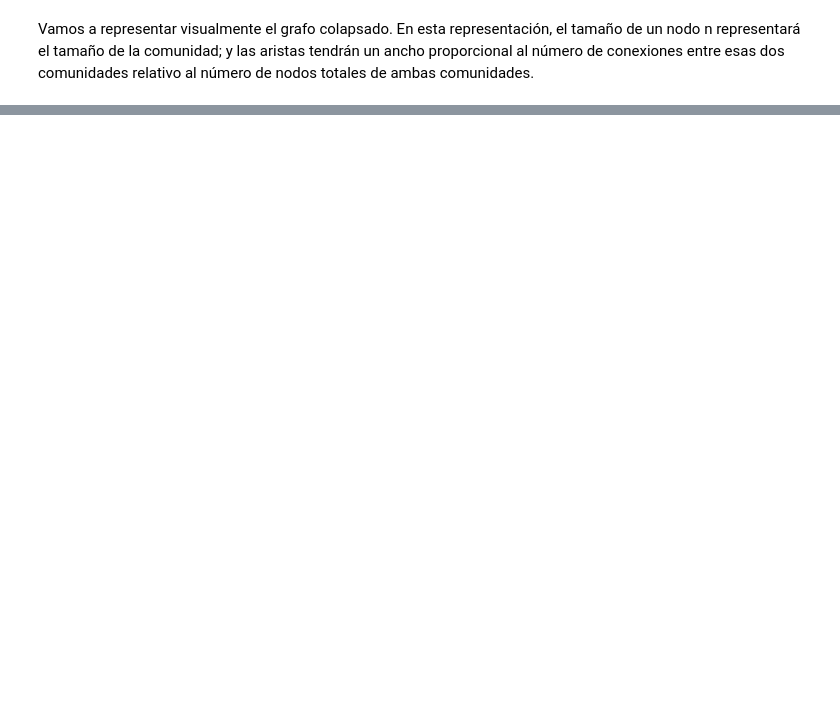
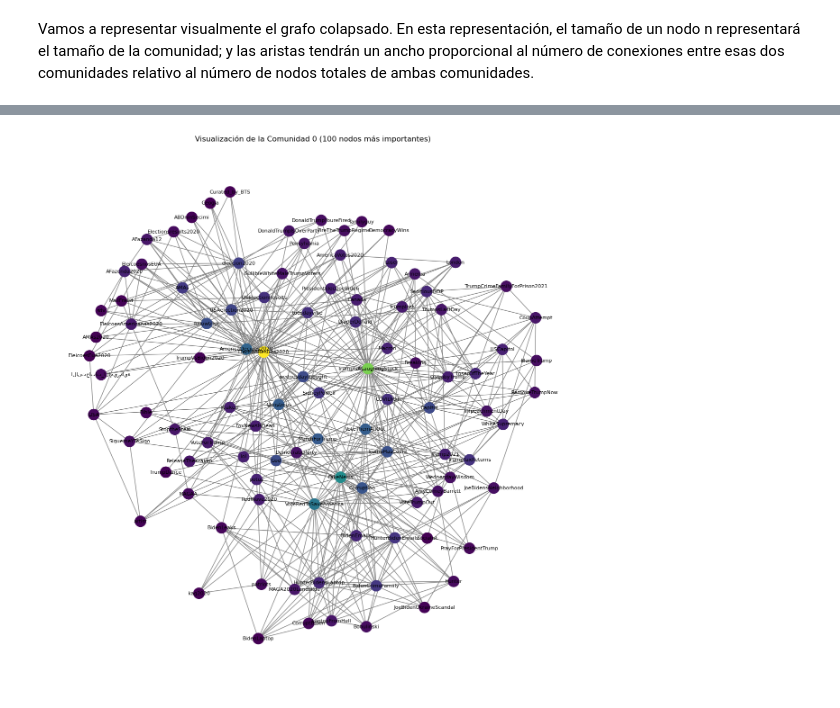
Before and after one commit to alvarofraile/MAADM_SNA, a Jupyter notebook: practica_1.ipynb, the cells around one changed output, grey strips where cells are left out. Saved outputs shown, nothing was run; the diff lists cells and outputs as text; code cells hidden in the pictures; blank space fills up the shorter version.

```diff
--- a/practica_1.ipynb
+++ b/practica_1.ipynb
@@ -68,6 +148,15 @@ for community_index, community in enumerate(partition):
     for node in community:
         node_to_community[list(G.nodes())[node]] = community_index
 
-print("Asignación de nodos a comunidades:")
-print(node_to_community)
+# Organizar nodos por comunidad
+nodos_por_comunidad = {}
+for nodo, comunidad in node_to_community.items():
+    if comunidad not in nodos_por_comunidad:
+        nodos_por_comunidad[comunidad] = []
+    nodos_por_comunidad[comunidad].append(nodo)
+
+# Mostrar 5 nodos por comunidad
+print("Nodos por comunidad:")
+for comunidad, nodos in nodos_por_comunidad.items():
+    print(f"Comunidad {comunidad}: {nodos[:5]} (Total: {len(nodos)} nodos)")
 # %% [output]
@@ -131,0 +785,71 @@ plt.show()
+# %%
+import networkx as nx
+import matplotlib.pyplot as plt
+import pandas as pd
+
+for u, v, data in G.edges(data=True):
+    if "weight" not in data or not isinstance(data["weight"], (int, float)):
+        G[u][v]["weight"] = 1.0
+
+# Seleccionar la comunidad más grande
+comunidad_mas_grande = max(range(len(partition)), key=lambda i: len(partition[i]))
+print(f"Comunidad más grande: {comunidad_mas_grande} ({len(partition[comunidad_mas_grande])} nodos)")
+
+# Seleccionar la comunidad más pequeña
+comunidad_mas_pequena = min(range(len(partition)), key=lambda i: len(partition[i]))
+print(f"Comunidad más pequeña: {comunidad_mas_pequena} ({len(partition[comunidad_mas_pequena])} nodos)")
+
+# Obtener nodos de las comunidades más grande y más pequeña
+nodos_grande = [list(G.nodes())[i] for i in partition[comunidad_mas_grande]]
+nodos_pequena = [list(G.nodes())[i] for i in partition[comunidad_mas_pequena]]
+
+# Crear subgrafos de las comunidades más grande y más pequeña
+subgrafo_grande = G.subgraph(nodos_grande)
+subgrafo_pequena = G.subgraph(nodos_pequena)
+
+# Calcular una métrica de centralidad (puede ser otra métrica relevante)
+centrality_grande = nx.eigenvector_centrality(subgrafo_grande)
+centrality_pequena = nx.eigenvector_centrality(subgrafo_pequena)
+
+# Seleccionar los 100 nodos más importantes según la métrica
+nodos_importantes_grande = sorted(centrality_grande, key=centrality_grande.get, reverse=True)[:100]
+nodos_importantes_pequena = sorted(centrality_pequena, key=centrality_pequena.get, reverse=True)
+subgrafo_limitado_grande = subgrafo_grande.subgraph(nodos_importantes_grande)
+subgrafo_limitado_pequena = subgrafo_pequena.subgraph(nodos_importantes_pequena)
+
+# Filtrar los valores de centralidad para los nodos seleccionados
+centrality_limitada_grande = {nodo: centrality_grande[nodo] for nodo in subgrafo_limitado_grande.nodes}
+centrality_limitada_pequena = {nodo: centrality_pequena[nodo] for nodo in subgrafo_limitado_pequena.nodes}
+
+# Dibujar el subgrafo limitado de la comunidad más grande
+plt.figure(figsize=(12, 12))
+pos_grande = nx.kamada_kawai_layout(subgrafo_limitado_grande)
+nx.draw(
+    subgrafo_limitado_grande,
+    pos_grande,
+    with_labels=True,
+    node_color=list(centrality_limitada_grande.values()),
+    cmap=plt.cm.viridis,
+    node_size=300,
+    font_size=8,
+    edge_color="gray"
+)
+plt.title(f"Visualización de la Comunidad {comunidad_mas_grande} (100 nodos más importantes)")
+plt.show()
+
+# Dibujar el subgrafo limitado de la comunidad más pequeña
+plt.figure(figsize=(12, 12))
+pos_pequena = nx.kamada_kawai_layout(subgrafo_limitado_pequena)
+nx.draw(
+    subgrafo_limitado_pequena,
+    pos_pequena,
+    with_labels=True,
+    node_color=list(centrality_limitada_pequena.values()),
+    cmap=plt.cm.viridis,
+    node_size=300,
+    font_size=8,
+    edge_color="gray"
+)
+plt.title(f"Visualización de la Comunidad {comunidad_mas_pequena}")
+plt.show()
+# %% [output]
@@ -131,0 +858 @@ plt.show()
+[figure, added]
```
Also changed, not shown: parts of 40 cells of this notebook, 11 other files.
